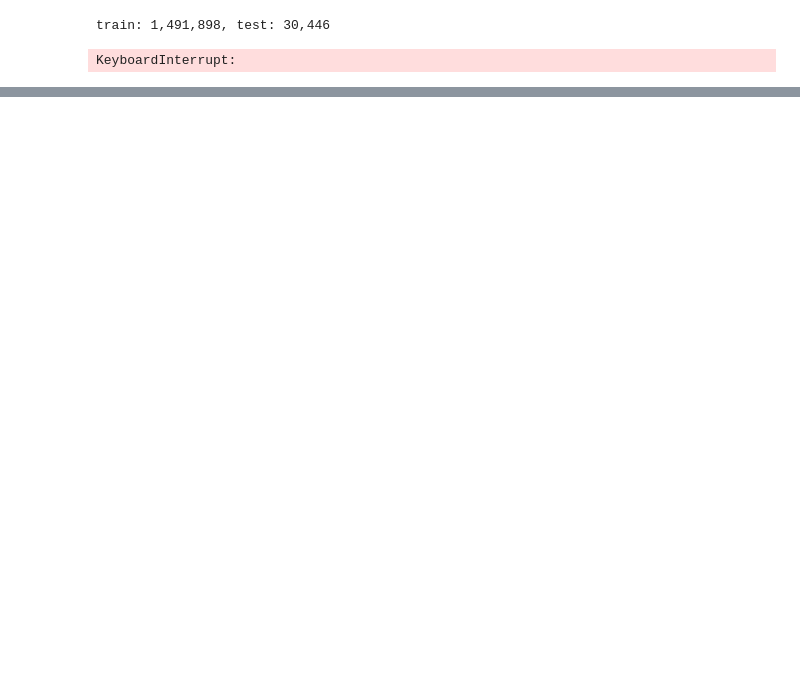
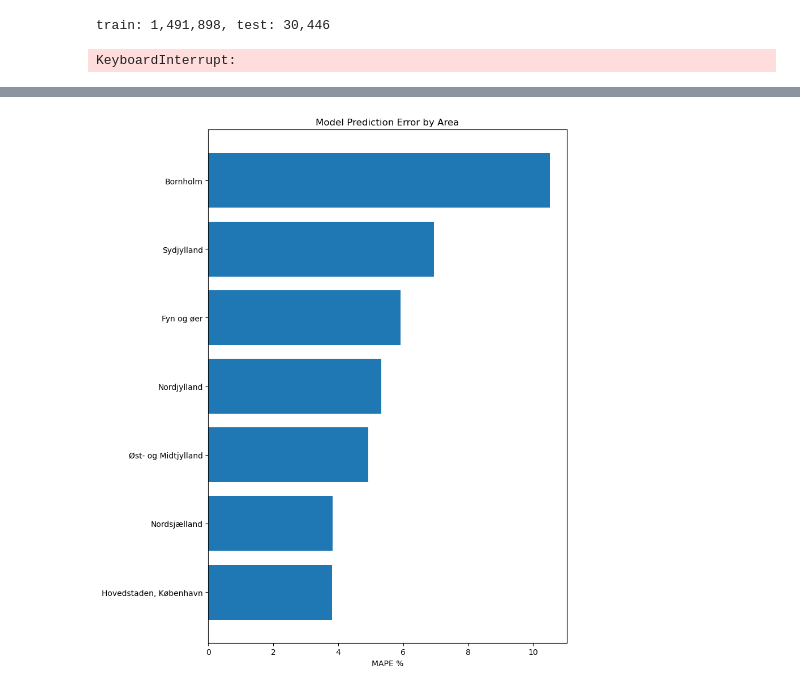
Before and after one commit to VictorJustesen/bachelor, a Jupyter notebook: automltrainer/test.ipynb, the cells around one changed output, grey strips where cells are left out. Saved outputs shown, nothing was run; the diff lists cells and outputs as text; code cells hidden in the pictures; blank space fills up the shorter version.

```diff
--- a/automltrainer/test.ipynb
+++ b/automltrainer/test.ipynb
@@ -485,0 +696,79 @@ overall mape: 2.6%
+# %%
+# testing xgboost with best params on holdout data by area
+import numpy as np
+from xgboost import XGBRegressor
+from sklearn.preprocessing import StandardScaler
+from matplotlib import pyplot as plt
+df = pd.read_csv('cleaned_data_harshertesttest.csv')
+df['dato'] = pd.to_datetime(df['dato'])
+df = df.sort_values('dato')
+df = df[df['btype'] == 'Ejerlejlighed']
+df_clean = df.drop(columns=['dato', 'btype'])
+
+def mape(actual, pred):
+    return np.mean(np.abs((actual - pred) / actual)) * 100
+
+for col in df_clean.select_dtypes(include=['float', 'float64']).columns:
+    df_clean = df_clean[~np.isinf(df_clean[col])]
+
+# simple split - last 2% for testing
+test_size = int(0.2 * len(df_clean))
+train_data = df_clean.iloc[:-test_size]
+test_data = df_clean.iloc[-test_size:]
+
+print(f"train: {len(train_data):,}, test: {len(test_data):,}")
+
+# prep the data
+X_train = train_data.drop('købesum', axis=1)
+y_train = train_data['købesum']
+X_test = test_data.drop('købesum', axis=1)
+y_test = test_data['købesum']
+
+# scale it
+scaler = StandardScaler()
+X_train_scaled = scaler.fit_transform(X_train)
+X_test_scaled = scaler.transform(X_test)
+
+# train with best params
+model = XGBRegressor(
+    n_estimators=300,
+    learning_rate=0.03,
+    max_depth=9,
+)
+
+model.fit(X_train_scaled, y_train)
+preds = model.predict(X_test_scaled)
+
+print(f"overall mape: {mape(y_test, preds):.1f}%")
+
+# by area
+area_cols = [col for col in test_data.columns if 'område_' in col]
+
+# quick plot
+results = []
+for col in area_cols:
+    area_data = test_data[test_data[col] == 1]
+    if len(area_data) > 5:
+        area_name = col.replace('område_', '')
+        area_actual = y_test[test_data[col] == 1]
+        area_preds = preds[test_data[col] == 1]
+        area_mape = mape(area_actual, area_preds)
+        results.append([area_name, area_mape, len(area_data)])
+
+results_df = pd.DataFrame(results, columns=['area', 'mape', 'count'])
+results_df = results_df.sort_values('mape')
+
+plt.figure(figsize=(15, 10))
+
+# Plot by area
+plt.subplot(1, 2, 1)
+plt.barh(results_df['area'], results_df['mape'])
+plt.xlabel('MAPE %')
+plt.title('Model Prediction Error by Area')
+
+plt.tight_layout()
+plt.show()
+
+print(f"\nBy area:")
+print(results_df.to_string(index=False))
+# %% [output]
@@ -485,0 +777 @@ overall mape: 2.6%
+[figure, added]
```
Also changed, not shown: parts of 10 cells of this notebook, 6 other files.
